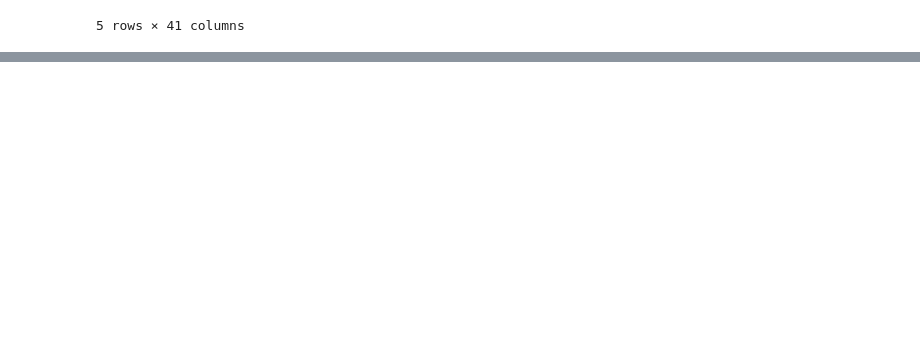
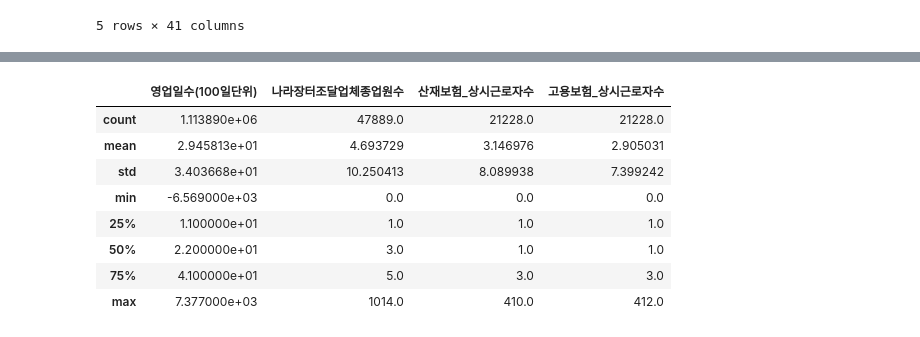
Before and after one commit to YoungminChoAtKaist/findataanaly, a Jupyter notebook: term.ipynb, the cells around one changed output, grey strips where cells are left out. Drawn from its saved outputs; the diff is of its cells as text; code cells hidden in the pictures; blank space fills up the shorter version.

```diff
--- a/term.ipynb
+++ b/term.ipynb
@@ -112,0 +125,12 @@ df_stage2.info()
+# %%
+df_exploration.describe()
+# %% [output]
+|  | 영업일수(100일단위) | 나라장터조달업체종업원수 | 산재보험_상시근로자수 | 고용보험_상시근로자수 |
+| count | 1.113890e+06 | 47889.0 | 21228.0 | 21228.0 |
+| mean | 2.945813e+01 | 4.693729 | 3.146976 | 2.905031 |
+| std | 3.403668e+01 | 10.250413 | 8.089938 | 7.399242 |
+| min | -6.569000e+03 | 0.0 | 0.0 | 0.0 |
+| 25% | 1.100000e+01 | 1.0 | 1.0 | 1.0 |
+| 50% | 2.200000e+01 | 3.0 | 1.0 | 1.0 |
+| 75% | 4.100000e+01 | 5.0 | 3.0 | 3.0 |
+| max | 7.377000e+03 | 1014.0 | 410.0 | 412.0 |
```
Also changed, not shown: parts of 9 cells of this notebook.
